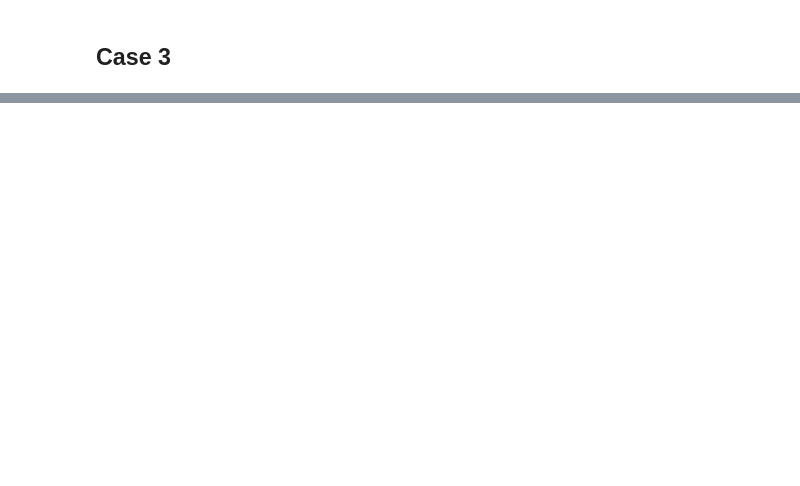
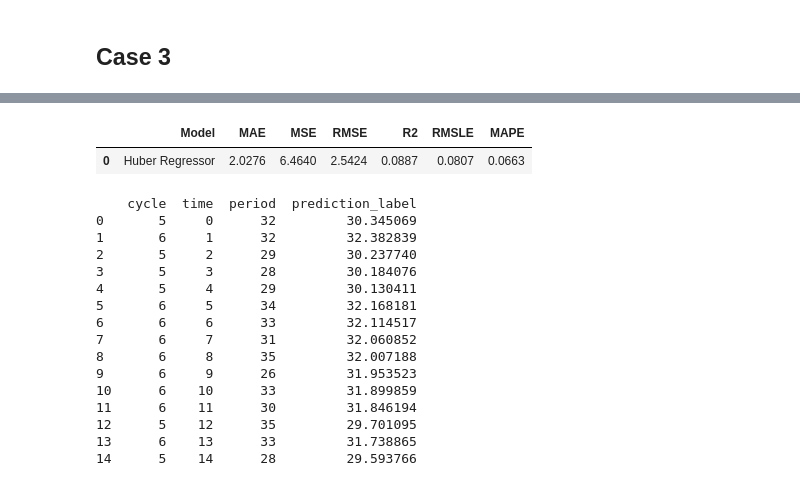
Before and after one commit to cilab-ufersa/period_cycle_prediction, a Jupyter notebook: period_cycle_prediction/arima.ipynb, the cells around one changed output, grey strips where cells are left out. Saved outputs shown, nothing was run; the diff lists cells and outputs as text; code cells hidden in the pictures; blank space fills up the shorter version.

```diff
--- a/period_cycle_prediction/arima.ipynb
+++ b/period_cycle_prediction/arima.ipynb
@@ -222,0 +329,28 @@ Attributes:
+# %%
+# predicition with best model
+
+best_model = create_model('huber')
+
+# predict unseen data
+
+unseen_predictions = predict_model(best_model, data=input_test_regular_cycle)
+print(unseen_predictions)
+# %% [output]
+|  | Model | MAE | MSE | RMSE | R2 | RMSLE | MAPE |
+| 0 | Huber Regressor | 2.0276 | 6.4640 | 2.5424 | 0.0887 | 0.0807 | 0.0663 |
+    cycle  time  period  prediction_label
+0       5     0      32         30.345069
+1       6     1      32         32.382839
+2       5     2      29         30.237740
+3       5     3      28         30.184076
+4       5     4      29         30.130411
+5       6     5      34         32.168181
+6       6     6      33         32.114517
+7       6     7      31         32.060852
+8       6     8      35         32.007188
+9       6     9      26         31.953523
+10      6    10      33         31.899859
+11      6    11      30         31.846194
+12      5    12      35         29.701095
+13      6    13      33         31.738865
+14      5    14      28         29.593766
```
Also changed, not shown: parts of 23 cells of this notebook.
